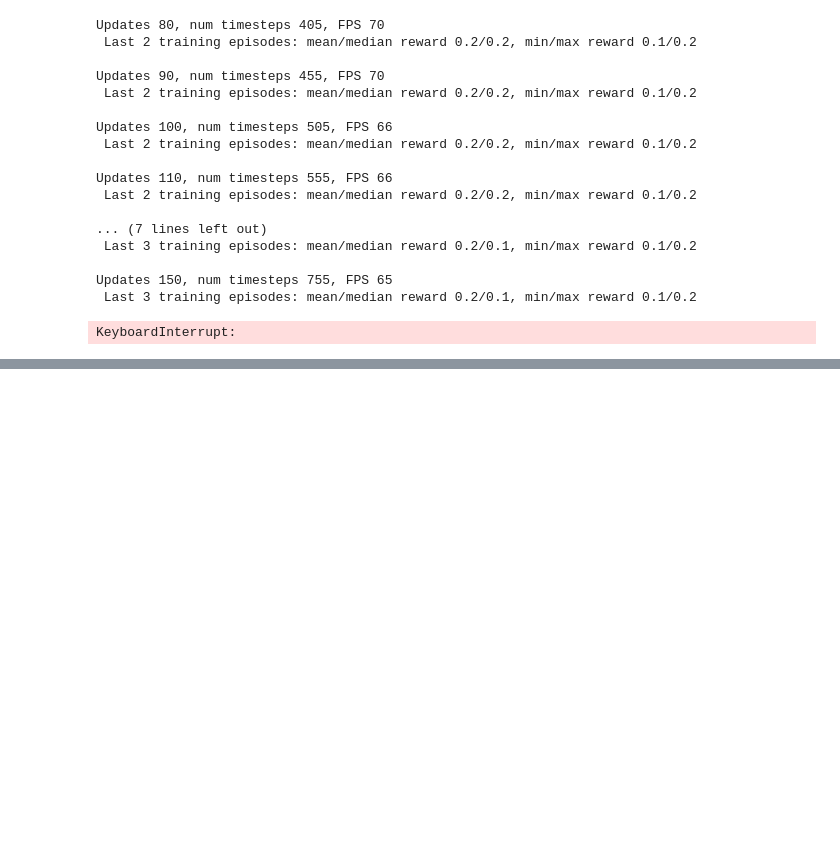
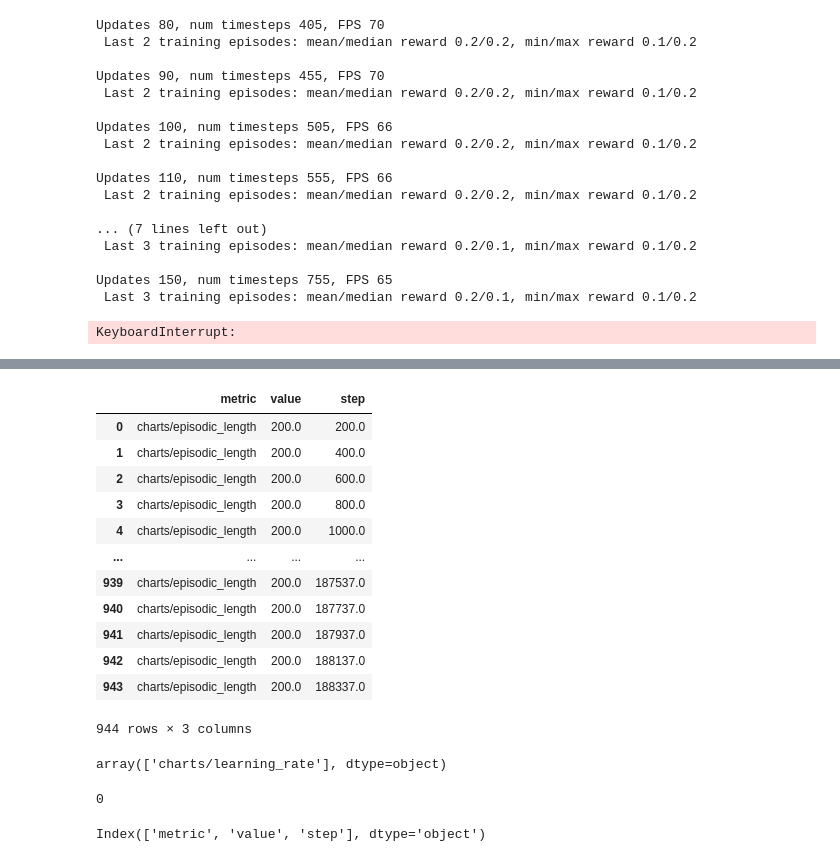
Before and after one commit to liuandrew/training-rl-algo, a Jupyter notebook: write_and_test/test_env_training.ipynb, the cells around one changed output, grey strips where cells are left out. Drawn from its saved outputs; the diff is of its cells as text; code cells hidden in the pictures; blank space fills up the shorter version.

```diff
--- a/write_and_test/test_env_training.ipynb
+++ b/write_and_test/test_env_training.ipynb
@@ -2310,0 +946,28 @@ array([5, 6, 7, 3, 4, 5])
+# %%
+d
+# %% [output]
+|  | metric | value | step |
+| 0 | charts/episodic_length | 200.0 | 200.0 |
+| 1 | charts/episodic_length | 200.0 | 400.0 |
+| 2 | charts/episodic_length | 200.0 | 600.0 |
+| 3 | charts/episodic_length | 200.0 | 800.0 |
+| 4 | charts/episodic_length | 200.0 | 1000.0 |
+| ... | ... | ... | ... |
+| 939 | charts/episodic_length | 200.0 | 187537.0 |
+| 940 | charts/episodic_length | 200.0 | 187737.0 |
+| 941 | charts/episodic_length | 200.0 | 187937.0 |
+| 942 | charts/episodic_length | 200.0 | 188137.0 |
+| 943 | charts/episodic_length | 200.0 | 188337.0 |
+944 rows × 3 columns
+# %%
+df['metric'].unique()
+# %% [output]
+array(['charts/learning_rate'], dtype=object)
+# %%
+i
+# %% [output]
+0
+# %%
+df.columns
+# %% [output]
+Index(['metric', 'value', 'step'], dtype='object')
```
Also changed, not shown: parts of 65 cells of this notebook, 2 other files.
